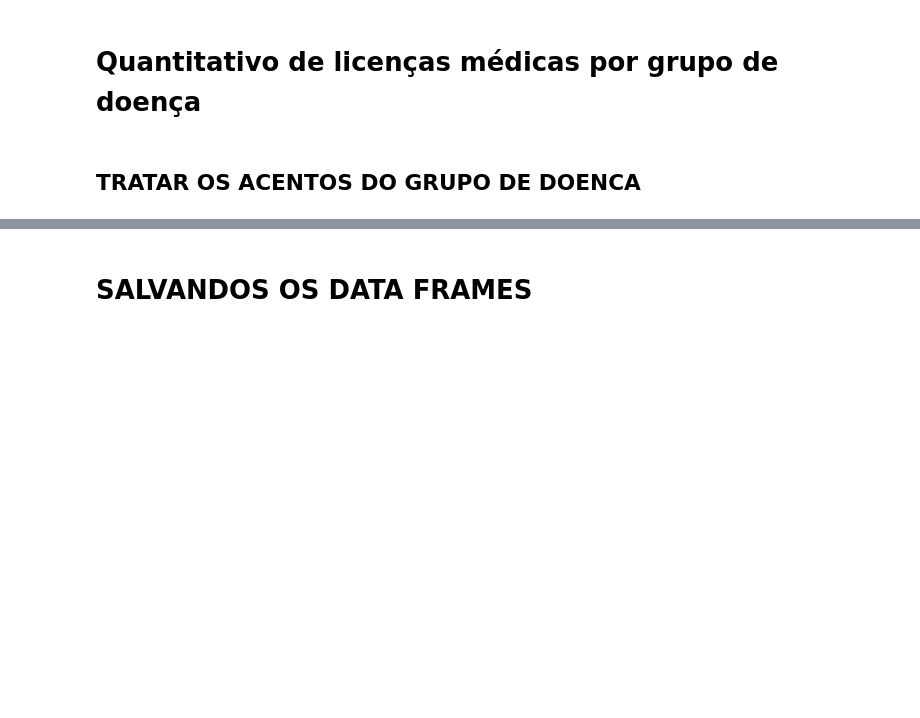
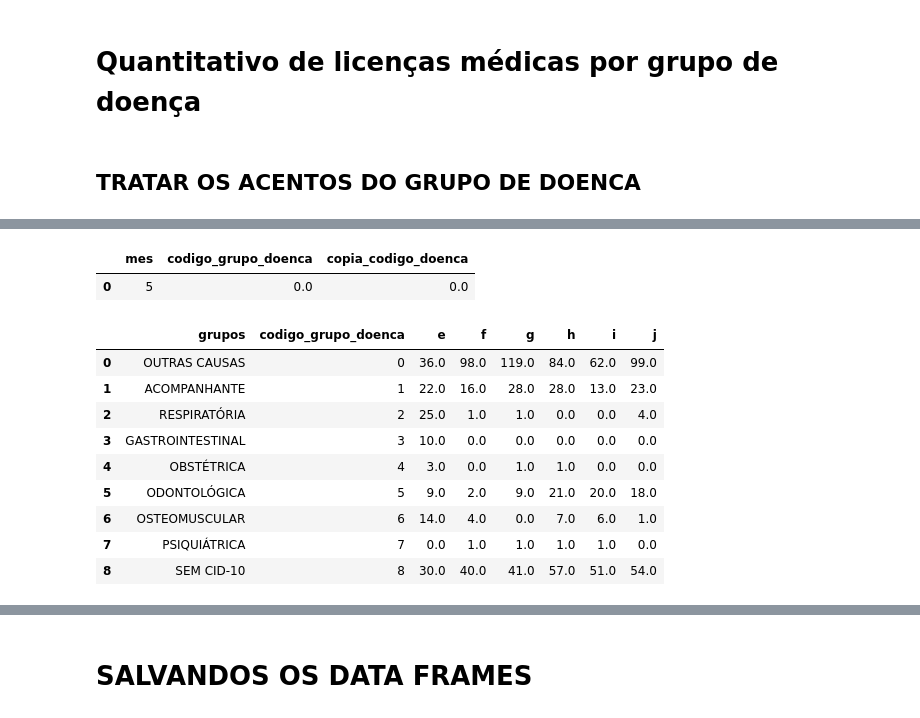
Before and after one commit to pamelaotero/servico_medico, a Jupyter notebook: servico_medico.ipynb, the cells around one changed output, grey strips where cells are left out. Cells and saved outputs as stored; diff of their text form; code cells hidden in the pictures; blank space fills up the shorter version.

```diff
--- a/servico_medico.ipynb
+++ b/servico_medico.ipynb
@@ -896,4 +869,18 @@ dicionario_doencas.shape
+# %%
+df_licencas_grupo_doenca['copia_codigo_doenca'] = df_licencas_grupo_doenca['codigo_grupo_doenca'].copy()
 # %%
 df_licencas_grupo_doenca['mes'] = df_licencas_grupo_doenca['mes'].astype(int)
 # %%
 lista_ordenacao_doenca = ['','a', 'b', 'c', 'd', 'e', 'f', 'g', 'h', 'i', 'j','k','l']
+# %%
+lista_grupo_doencas = {'grupos':['OUTRAS CAUSAS',
+                       'ACOMPANHANTE',
+                       'RESPIRATÓRIA',
+                       'GASTROINTESTINAL',
+                       'OBSTÉTRICA',
+                       'ODONTOLÓGICA',
+                       'OSTEOMUSCULAR',
+                       'PSIQUIÁTRICA',
+                       'SEM CID-10'], 'codigo_grupo_doenca':[0,1,2,3,4,5,6,7,8]}
+# %%
+df_fixo_grupo_doencas = pd.DataFrame(lista_grupo_doencas)
@@ -900,12 +900,17 @@ lista_ordenacao_doenca = ['','a', 'b', 'c', 'd', 'e', 'f', 'g', 'h', 'i', 'j','k
+# %%
+df_licencas_grupo_doenca.head(1)
+# %% [output]
+|  | mes | codigo_grupo_doenca | copia_codigo_doenca |
+| 0 | 5 | 0.0 | 0.0 |
 # %%
-# for mes in df_licencas_grupo_doenca['mes'].unique():
+for mes in df_licencas_grupo_doenca['mes'].unique():
 
-#     df_aux_doenca = df_licencas_grupo_doenca[df_licencas_grupo_doenca['mes'] == mes].copy()
+    df_aux_doenca = df_licencas_grupo_doenca[df_licencas_grupo_doenca['mes'] == mes].copy()
 
-#     df_agrupado_doenca = df_aux_doenca.groupby(['cib_10'], as_index = False).agg({'cib_copiado': 'count'}).copy()
+    df_agrupado_doenca = df_aux_doenca.groupby(['codigo_grupo_doenca'], as_index = False).agg({'copia_codigo_doenca': 'count'}).copy()
 
-#     df_agrupado_doenca.rename(columns={"cib_copiado": lista_ordenacao_doenca[mes]}, inplace = True)
+    df_agrupado_doenca.rename(columns={"copia_codigo_doenca": lista_ordenacao_doenca[mes]}, inplace = True)
 
-#     dicionario_doencas = pd.merge(dicionario_doencas, df_agrupado_doenca, on = ['cib_10'], how = 'outer')
+    df_fixo_grupo_doencas = pd.merge(df_fixo_grupo_doencas, df_agrupado_doenca, on = ['codigo_grupo_doenca'], how = 'outer')
 
-#     dicionario_doencas.fillna(0, inplace = True)
+    df_fixo_grupo_doencas.fillna(0, inplace = True)
@@ -913,0 +917,13 @@ dicionario_doencas
+# %%
+df_fixo_grupo_doencas
+# %% [output]
+|  | grupos | codigo_grupo_doenca | e | f | g | h | i | j |
+| 0 | OUTRAS CAUSAS | 0 | 36.0 | 98.0 | 119.0 | 84.0 | 62.0 | 99.0 |
+| 1 | ACOMPANHANTE | 1 | 22.0 | 16.0 | 28.0 | 28.0 | 13.0 | 23.0 |
+| 2 | RESPIRATÓRIA | 2 | 25.0 | 1.0 | 1.0 | 0.0 | 0.0 | 4.0 |
+| 3 | GASTROINTESTINAL | 3 | 10.0 | 0.0 | 0.0 | 0.0 | 0.0 | 0.0 |
+| 4 | OBSTÉTRICA | 4 | 3.0 | 0.0 | 1.0 | 1.0 | 0.0 | 0.0 |
+| 5 | ODONTOLÓGICA | 5 | 9.0 | 2.0 | 9.0 | 21.0 | 20.0 | 18.0 |
+| 6 | OSTEOMUSCULAR | 6 | 14.0 | 4.0 | 0.0 | 7.0 | 6.0 | 1.0 |
+| 7 | PSIQUIÁTRICA | 7 | 0.0 | 1.0 | 1.0 | 1.0 | 1.0 | 0.0 |
+| 8 | SEM CID-10 | 8 | 30.0 | 40.0 | 41.0 | 57.0 | 51.0 | 54.0 |
```
Also changed, not shown: parts of 22 cells of this notebook.
